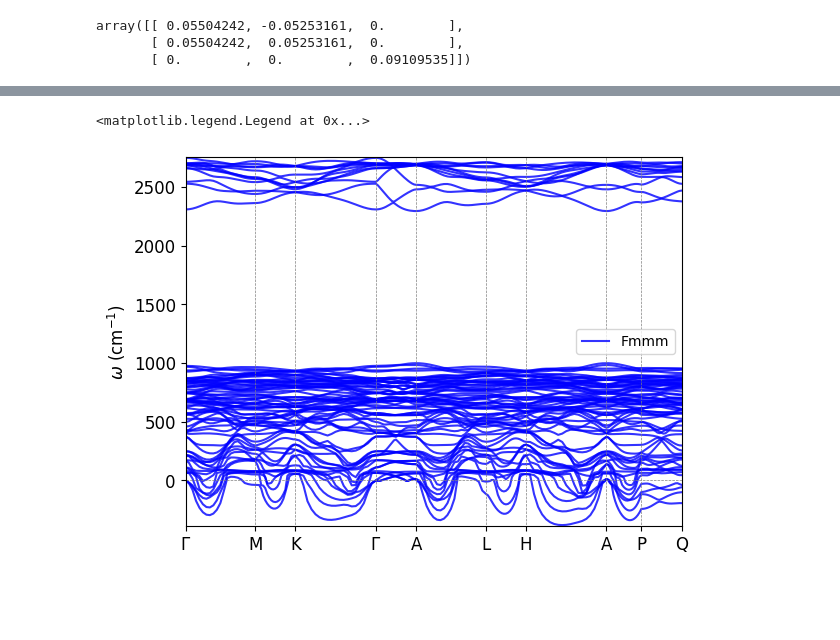
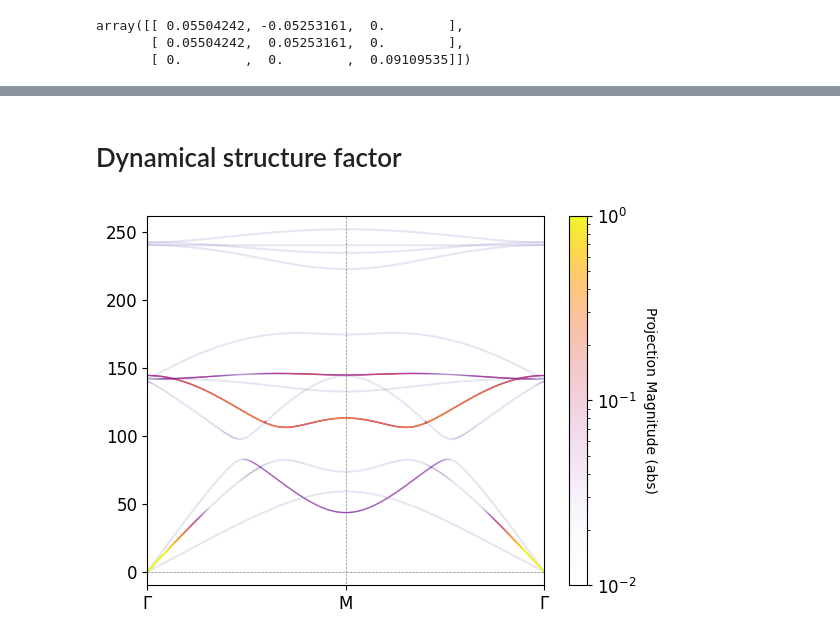
Before and after one commit to ManexAlkorta/mnx, a Jupyter notebook: Tutorial/DynMatrix.ipynb, the cells around one changed output, grey strips where cells are left out. Cells and saved outputs as stored; diff of their text form; code cells hidden in the pictures; blank space fills up the shorter version.

```diff
--- a/Tutorial/DynMatrix.ipynb
+++ b/Tutorial/DynMatrix.ipynb
@@ -229,12 +194,2 @@ bands, qpath, xticks = dyn.get_bands(k_inpath=k_inpath,N=20)
-# %%
-import matplotlib.pyplot as plt
-
-f = plt.figure()
-ax = f.add_subplot()
-xlabels = [r"$\Gamma$", "M", "K", r"$\Gamma$", "A", "L", "H", "A", "P", "Q"]
-mnx.io.plot_bands(ax, qpath, bands, xticks, xlabels, label = "Fmmm", color="blue")
-#ax.set_ylim(-10,20)
-ax.legend()
-# %% [output]
-<matplotlib.legend.Legend at 0x...>
-[figure, removed]
+# %% [markdown]
+# Dynamical structure factor
@@ -240,0 +198,14 @@ ax.legend()
+# %%
+dyn750 = mnx.DynMatrix.from_file(file="./dyns/CrSb/750/hessianv4_", qgrid=[2,2,2], Nqirr=4)
+# %%
+k_inpath=[
+        [[0,0,0],[0.5,0,0]],
+        [[0.5,0,0],[0,0,0]],
+    ]
+xlabels = ["$\Gamma$", "M", "$\Gamma$"]
+bands_750, qpath, xticks, structure_factor_003 = dyn750.get_bands_with_SF(k_inpath=k_inpath,N=100, Q=[0,0,3])
+bands_750, qpath, xticks, structure_factor_300 = dyn750.get_bands_with_SF(k_inpath=k_inpath,N=100, Q=[3,0,0])
+# %%
+mnx.io.plot_bands_segment(qpath, bands_750, structure_factor_003, xticks, xlabels)
+# %% [output]
+[figure, added]
```
Also changed, not shown: parts of 13 cells of this notebook, 4 other files.
